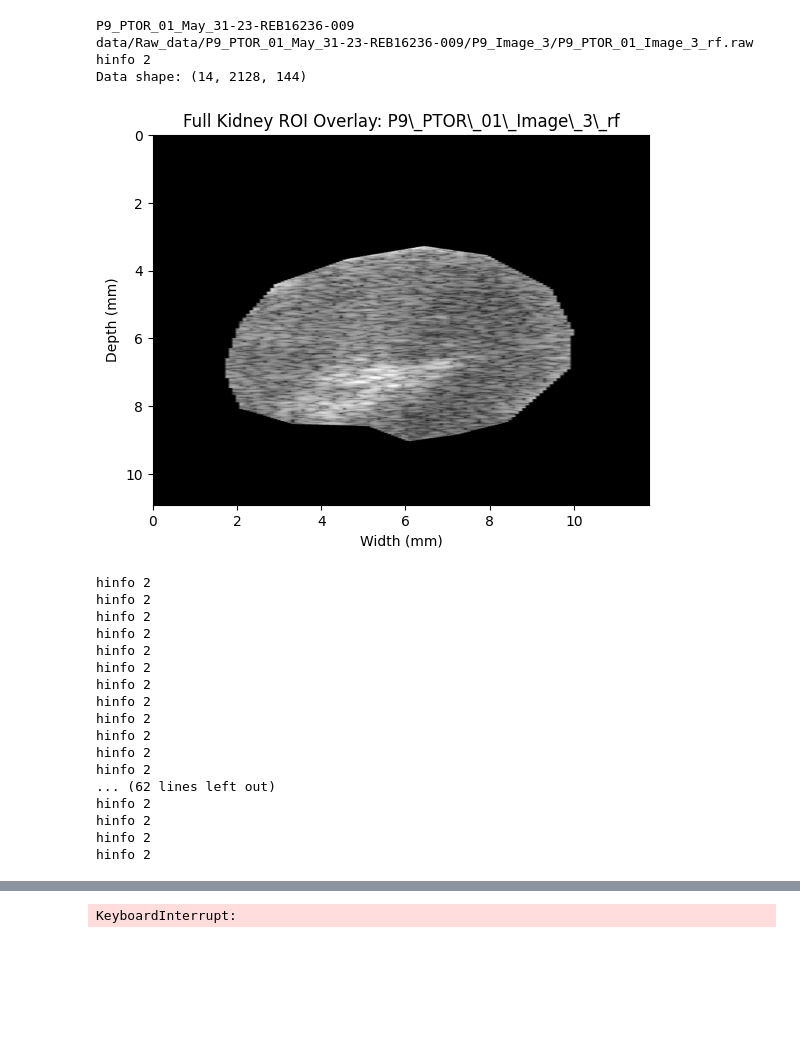
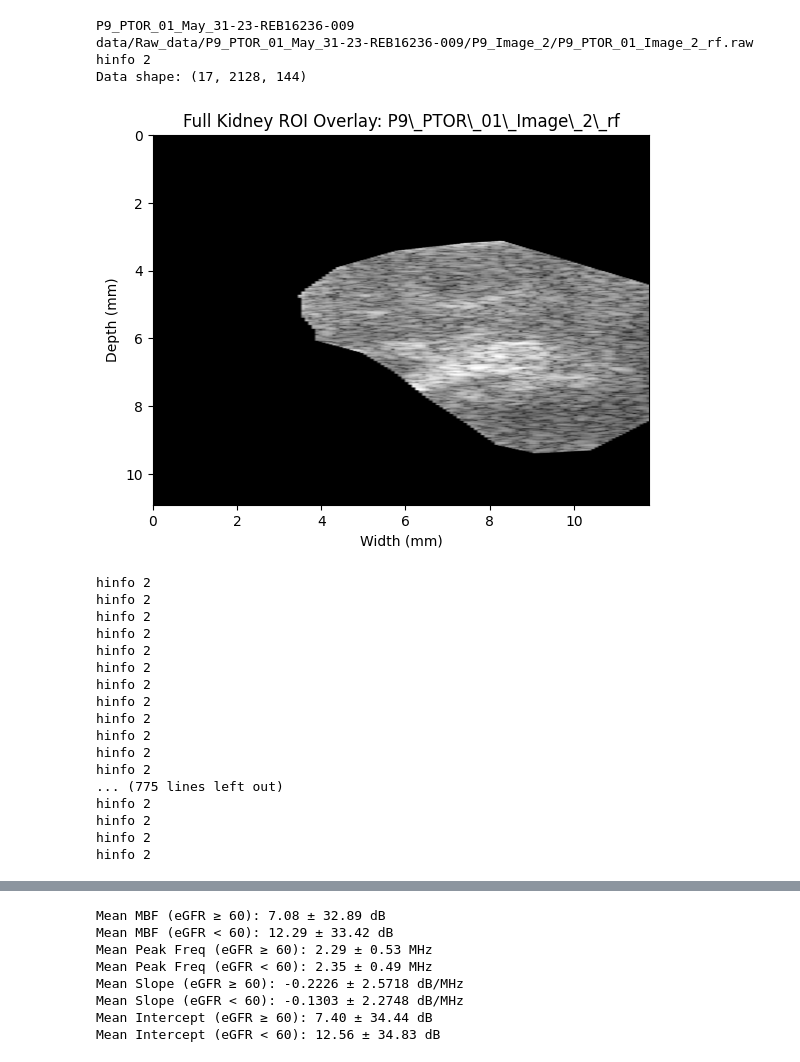
Before and after one commit to Hikarukurosawa123/TUPIL_Kidney, a Jupyter notebook: analysis_QUS.ipynb, the cells around one changed output, grey strips where cells are left out. Drawn from its saved outputs; the diff is of its cells as text; code cells hidden in the pictures; blank space fills up the shorter version.

```diff
--- a/analysis_QUS.ipynb
+++ b/analysis_QUS.ipynb
@@ -1,28 +1,28 @@
 # %%
 # main_run.py
 import os
 from Converted_python_scripts.rf_image_func import rf_image
 
 from Converted_python_scripts.rf_fft_func import plot_group_ffts
 from Converted_python_scripts.rf_fft_func import plot_group_ffts_avg
 from Converted_python_scripts.rf_fft_func import rf_roi_fft_parametric
 
 # Path to your dataset
 root_dir = "data/Raw_data"
 
 # Example call
 # Replace patient_id and image_num with valid ones in your dataset
-rf_image(patient_id=9, image_num=3, root_dir=root_dir)
+rf_image(patient_id=9, image_num=2, root_dir=root_dir)
 
 csv_file = os.path.join("csv", "patient_eGFR_at_pocus_2025_Jul_polynomial_estimation.csv")
 #plot_group_ffts(root_dir, csv_file)
-plot_group_ffts_avg(root_dir, csv_file)
+plot_group_ffts(root_dir, csv_file)
 # %% [output]
 P9_PTOR_01_May_31-23-REB16236-009
-data/Raw_data/P9_PTOR_01_May_31-23-REB16236-009/P9_Image_3/P9_PTOR_01_Image_3_rf.raw
+data/Raw_data/P9_PTOR_01_May_31-23-REB16236-009/P9_Image_2/P9_PTOR_01_Image_2_rf.raw
 hinfo 2
-Data shape: (14, 2128, 144)
+Data shape: (17, 2128, 144)
-[figure, old version]
+[figure, new version]
 hinfo 2
 hinfo 2
 hinfo 2
@@ -35,7 +35,7 @@ hinfo 2
 hinfo 2
 hinfo 2
 hinfo 2
-... (62 lines left out)
+... (775 lines left out)
 hinfo 2
 hinfo 2
 hinfo 2
@@ -43 +48,8 @@ hinfo 2
-KeyboardInterrupt:
+Mean MBF (eGFR ≥ 60): 7.08 ± 32.89 dB
+Mean MBF (eGFR < 60): 12.29 ± 33.42 dB
+Mean Peak Freq (eGFR ≥ 60): 2.29 ± 0.53 MHz
+Mean Peak Freq (eGFR < 60): 2.35 ± 0.49 MHz
+Mean Slope (eGFR ≥ 60): -0.2226 ± 2.5718 dB/MHz
+Mean Slope (eGFR < 60): -0.1303 ± 2.2748 dB/MHz
+Mean Intercept (eGFR ≥ 60): 7.40 ± 34.44 dB
+Mean Intercept (eGFR < 60): 12.56 ± 34.83 dB
```
Also changed, not shown: parts of 2 cells of this notebook, 16 other files.
